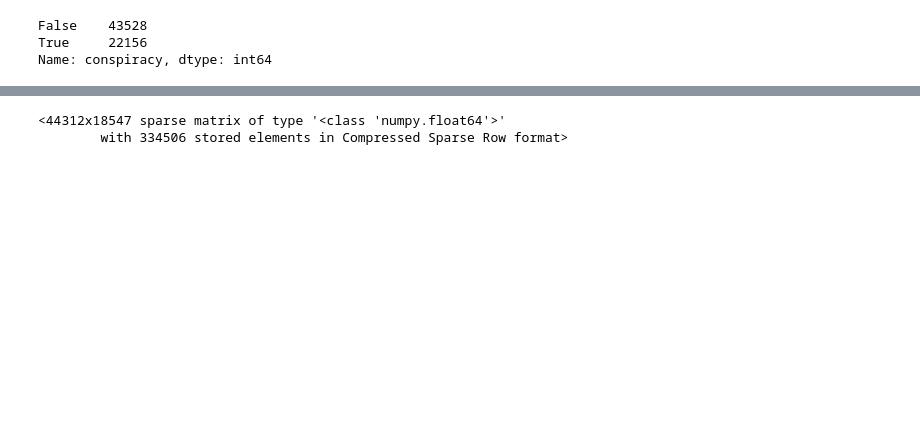
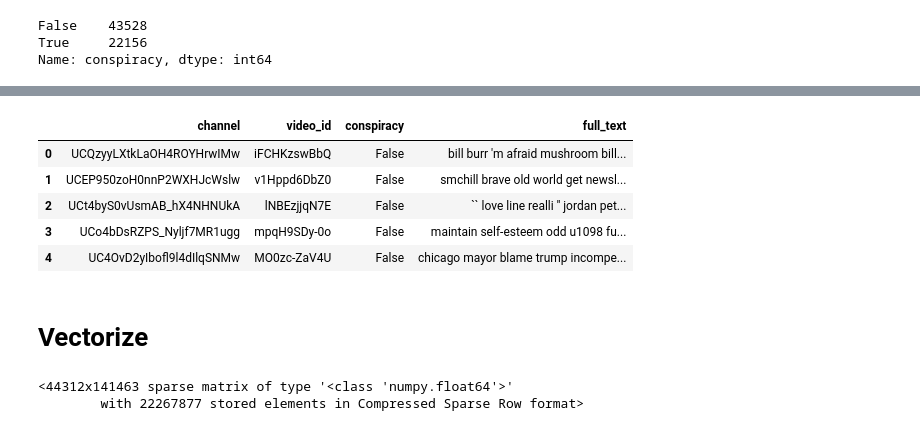
Before and after one commit to Roan-Schellingerhout/YouTube_conspiracy_paper, a Jupyter notebook: Video_ML.ipynb, the cells around one changed output, grey strips where cells are left out. Drawn from its saved outputs; the diff is of its cells as text; code cells hidden in the pictures; blank space fills up the shorter version.

```diff
--- a/Video_ML.ipynb
+++ b/Video_ML.ipynb
@@ -39,11 +111,25 @@ equal["transcript"] = equal["transcript"].fillna("")
+# %%
+equal = pd.read_csv("equal_videos_stemmed.csv").drop("Unnamed: 0", axis = 1)
+
+equal.head()
+# %% [output]
+|  | channel | video_id | conspiracy | full_text |
+| 0 | UCQzyyLXtkLaOH4ROYHrwIMw | iFCHKzswBbQ | False | bill burr 'm afraid mushroom bill... |
+| 1 | UCEP950zoH0nnP2WXHJcWslw | v1Hppd6DbZ0 | False | smchill brave old world get newsl... |
+| 2 | UCt4byS0vUsmAB_hX4NHNUkA | lNBEzjjqN7E | False | `` love line realli '' jordan pet... |
+| 3 | UCo4bDsRZPS_Nyljf7MR1ugg | mpqH9SDy-0o | False | maintain self-esteem odd u1098 fu... |
+| 4 | UC4OvD2yIbofl9l4dIlqSNMw | MO0zc-ZaV4U | False | chicago mayor blame trump incompe... |
+# %% [markdown]
+# Vectorize
 # %%
-v = TfidfVectorizer(max_df=.8, min_df=2)
-x = v.fit_transform(equal['title'])
+# Vectorize words
+v = TfidfVectorizer(max_df=.75, min_df=2)
+x = v.fit_transform(equal['full_text'])
 
 x
 # %% [output]
-<44312x18547 sparse matrix of type '<class 'numpy.float64'>'
-        with 334506 stored elements in Compressed Sparse Row format>
+<44312x141463 sparse matrix of type '<class 'numpy.float64'>'
+        with 22267877 stored elements in Compressed Sparse Row format>
 # %%
 x.shape
 # %% [output]
```
Also changed, not shown: parts of 28 cells of this notebook.
